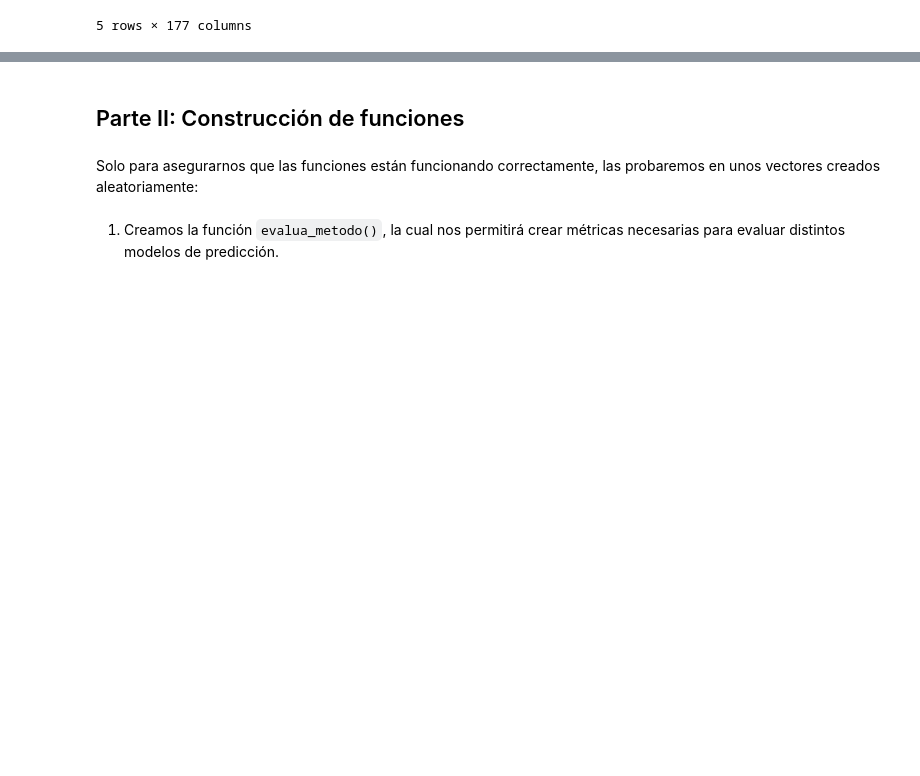
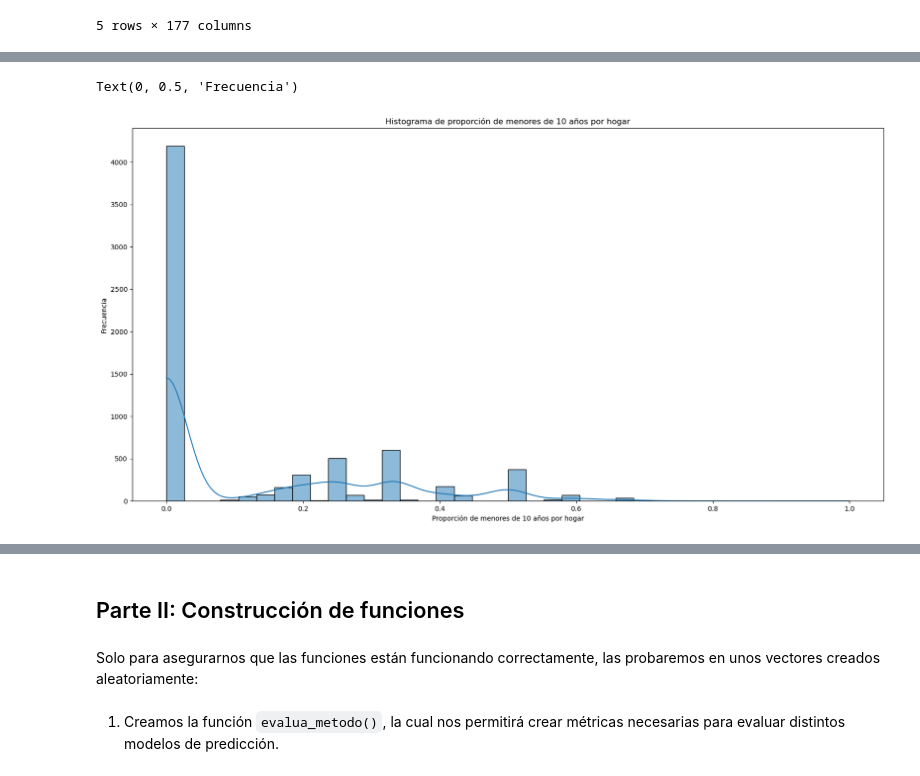
Before and after one commit to rmcondor/big-data-tp4, a Jupyter notebook: codes/TP4_Code_Parte1.ipynb, the cells around one changed output, grey strips where cells are left out. Cells and saved outputs as stored; diff of their text form; code cells hidden in the pictures; blank space fills up the shorter version.

```diff
--- a/codes/TP4_Code_Parte1.ipynb
+++ b/codes/TP4_Code_Parte1.ipynb
@@ -382,0 +392,11 @@ eph.columns.tolist()
+# %%
+# Histogram of propunder10
+
+plt.figure(figsize=(20, 10))
+hist1 = sns.histplot(data=eph, x="propunder10", kde=True)
+plt.title("Histograma de proporción de menores de 10 años por hogar")
+plt.xlabel("Proporción de menores de 10 años por hogar")
+plt.ylabel("Frecuencia")
+# %% [output]
+Text(0, 0.5, 'Frecuencia')
+[figure, added]
```
Also changed, not shown: parts of 33 cells of this notebook.
